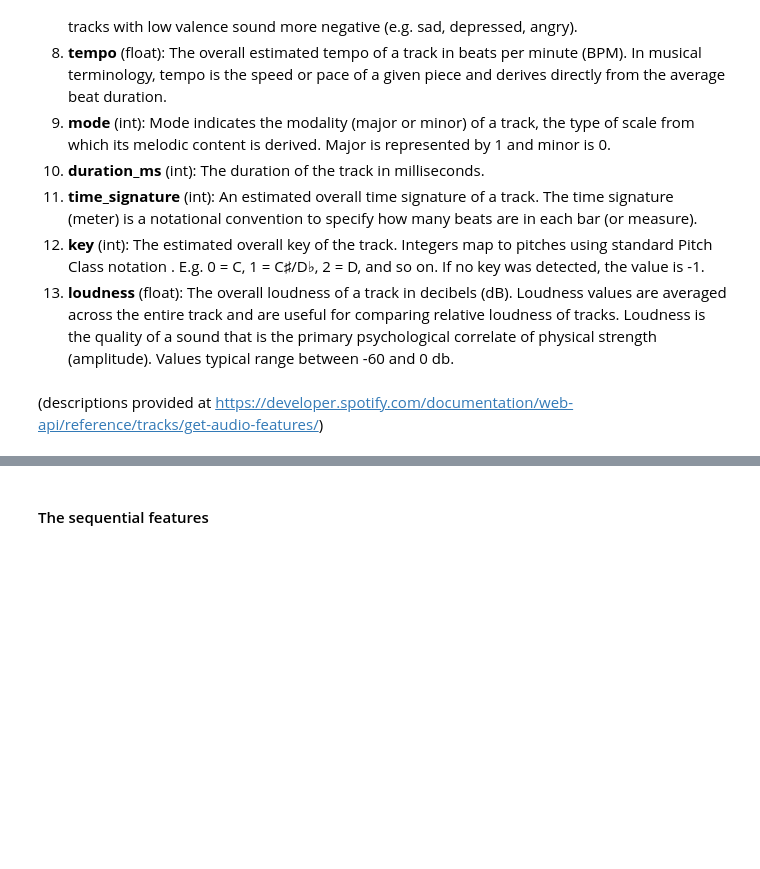
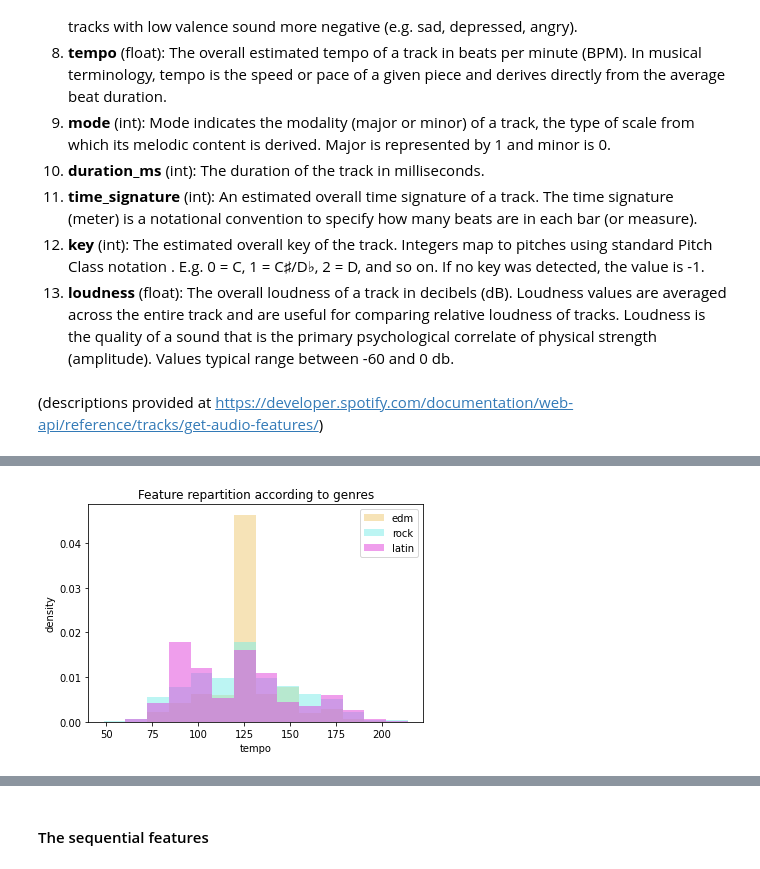
Before and after one commit to Egiob/spotify_genre_challenge, a Jupyter notebook: starting_kit.ipynb, the cells around one changed output, grey strips where cells are left out. Cells and saved outputs as stored; diff of their text form; code cells hidden in the pictures; blank space fills up the shorter version.

```diff
--- a/starting_kit.ipynb
+++ b/starting_kit.ipynb
@@ -102,0 +148,5 @@ We have 13 static features provided by Spotify `audio_features`:
+# %%
+feature = 'tempo'
+plot_feature_hist(feature, labels)
+# %% [output]
+[figure, added]
```
Also changed, not shown: parts of 15 cells of this notebook.
